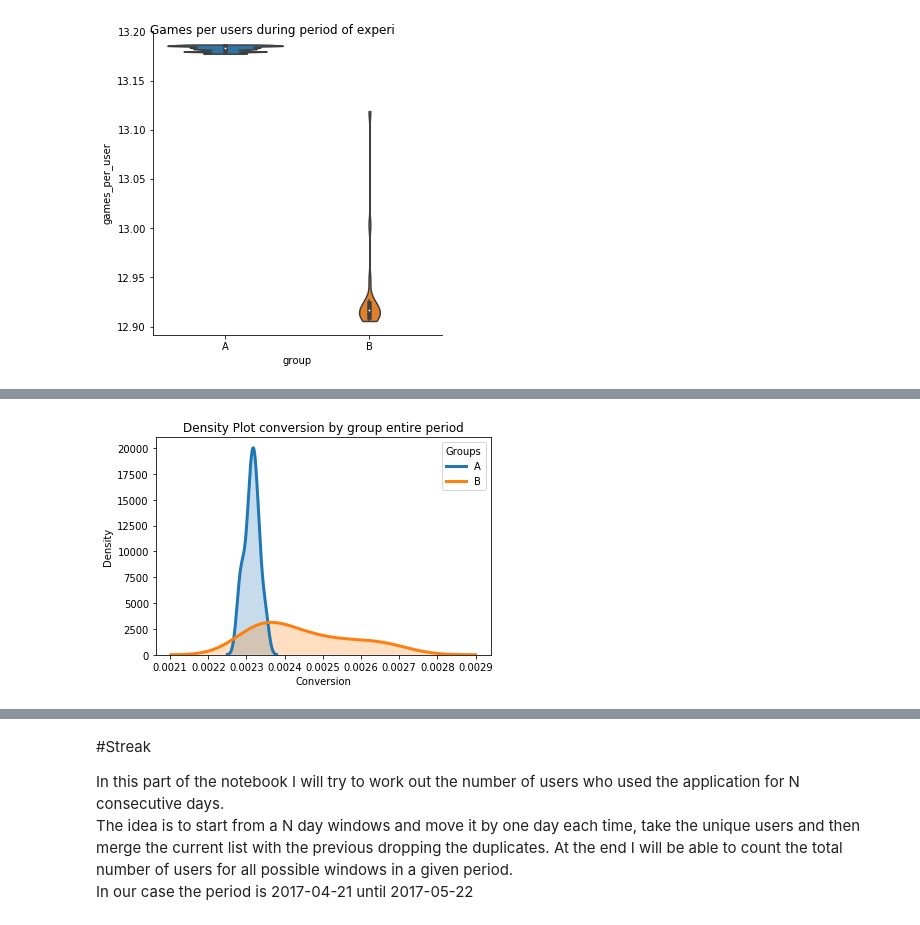
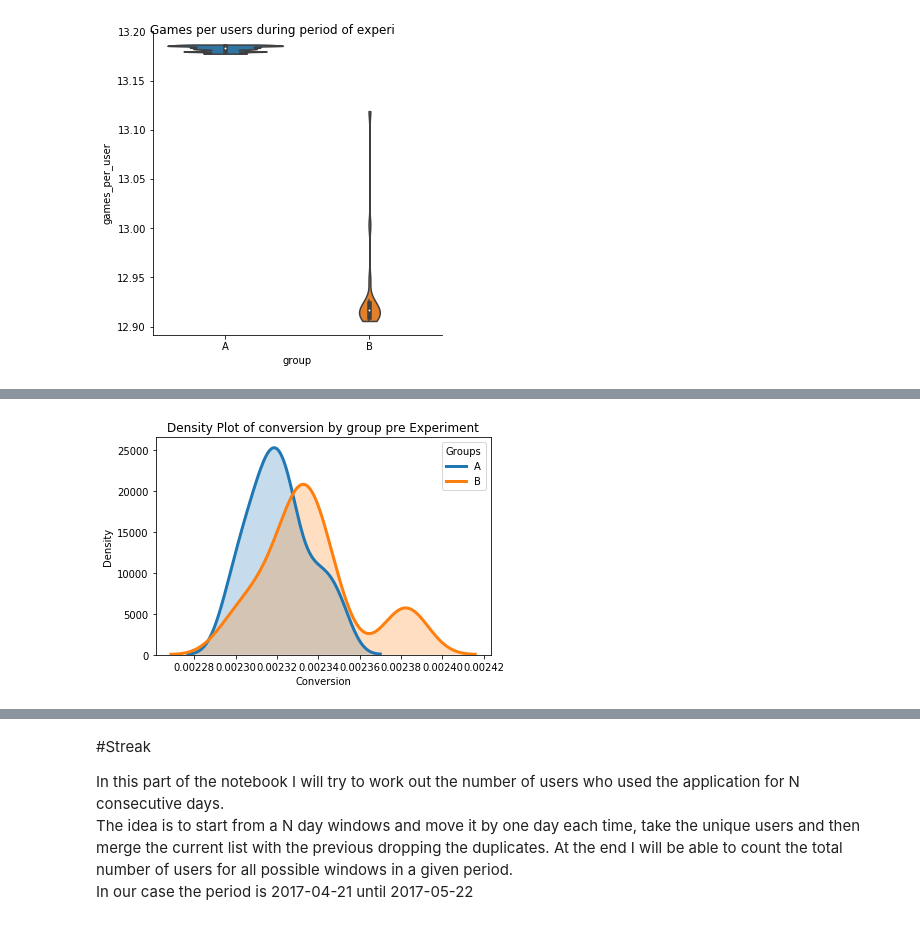
Before and after one commit to ellenne/getAndCleanData, a Jupyter notebook: KingAssignment.ipynb, the cells around one changed output, grey strips where cells are left out. Saved outputs shown, nothing was run; the diff lists cells and outputs as text; code cells hidden in the pictures.

```diff
--- a/KingAssignment.ipynb
+++ b/KingAssignment.ipynb
@@ -133,0 +235,17 @@ files.download("DensityGamesPerUserExpPeriod.png")
+# %%
+times = ['pre-study', 'study']
+col = ['green', 'blue']
+for time in times:
+  subset = df_A[df_A['period'] == time]
+
+  sns.distplot(subset['games_per_user'], hist = False, kde = True,
+                 kde_kws = {'shade': True, 'linewidth': 3},
+                 color = col[times.index(time)],
+                 label = time)
+
+plt.legend(prop={'size': 10}, title = 'Periods')
+plt.title('Density Plot of games per users for group A by period')
+plt.xlabel('Games per user')
+plt.ylabel('Density')
+pic1_3 = plt.savefig("DensityGamesPerUserGroupA.png")
+files.download("DensityGamesPerUserGroupA.png")
@@ -133,0 +254,17 @@ files.download("DensityGamesPerUserExpPeriod.png")
+# %%
+times = ['pre-study', 'study']
+col = ['green', 'blue']
+for time in times:
+  subset = df_B[df_B['period'] == time]
+
+  sns.distplot(subset['games_per_user'], hist = False, kde = True,
+                 kde_kws = {'shade': True, 'linewidth': 3},
+                 color = col[times.index(time)],
+                 label = time)
+
+plt.legend(prop={'size': 10}, title = 'Periods')
+plt.title('Density Plot of games per users for group B by period')
+plt.xlabel('Games per user')
+plt.ylabel('Density')
+pic1_4 = plt.savefig("DensityGamesPerUsersGroupB.png")
+files.download("DensityGamesPerUsersGroupB.png")
@@ -134,17 +273,17 @@ files.download("DensityGamesPerUserExpPeriod.png")
 # %%
 groups = ['A', 'B']
 for group in groups:
-  subset = query_df[query_df['group'] == group]
+  subset = df_preStudy[df_preStudy['group'] == group]
 
   sns.distplot(subset['conversion'], hist = False, kde = True,
                  kde_kws = {'shade': True, 'linewidth': 3},
                  label = group)
 
 plt.legend(prop={'size': 10}, title = 'Groups')
-plt.title('Density Plot conversion by group entire period')
+plt.title('Density Plot of conversion by group pre Experiment')
 plt.xlabel('Conversion')
 plt.ylabel('Density')
-pic2_1 = plt.savefig("DensityConversionFullPeriod.png")
-files.download("DensityConversionFullPeriod.png")
+pic2_1 = plt.savefig("DensityConversionPreStudy.png")
+files.download("DensityConversionPreStudy.png")
 # %% [output]
-[figure, old version]
+[figure, new version]
```
Also changed, not shown: parts of 39 cells of this notebook.
